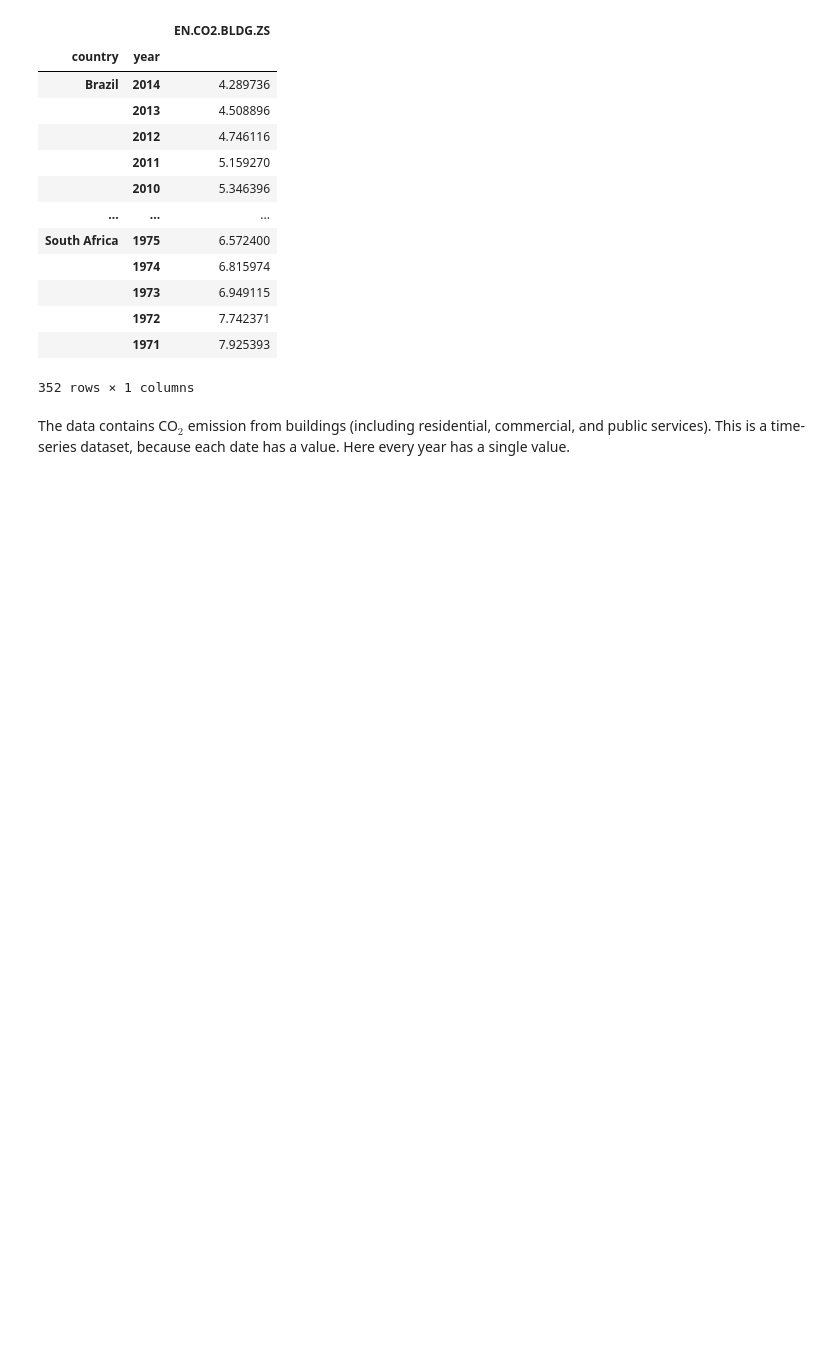
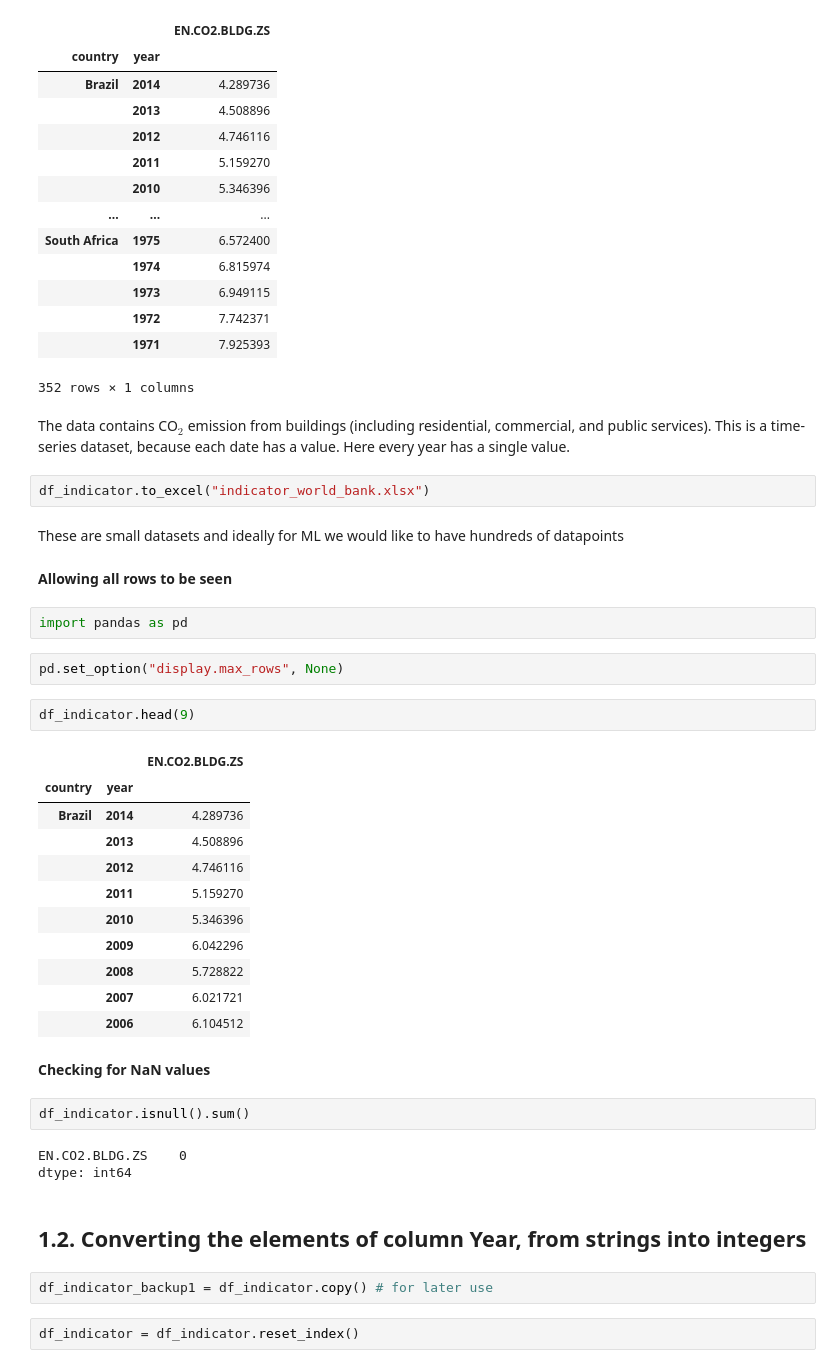
Before and after one commit to sandyherho/time_series_learning, a Jupyter notebook: deepCO2/co2_emission_forecast.ipynb, the cells around one changed output. Saved outputs shown, nothing was run; the diff lists cells and outputs as text; blank space fills up the shorter version.

```diff
--- a/deepCO2/co2_emission_forecast.ipynb
+++ b/deepCO2/co2_emission_forecast.ipynb
@@ -64,3 +64,40 @@ df_indicator
 352 rows × 1 columns
 # %% [markdown]
 The data contains CO$_2$ emission from buildings (including residential, commercial, and public services). This is a time-series dataset, because each date has a value. Here every year has a single value.
+# %%
+df_indicator.to_excel("indicator_world_bank.xlsx")
+# %% [markdown]
+These are small datasets and ideally for ML we would like to have hundreds of datapoints
+# %% [markdown]
+**Allowing all rows to be seen**
+# %%
+import pandas as pd
+# %%
+pd.set_option("display.max_rows", None)
+# %%
+df_indicator.head(9)
+# %% [output]
+|  |  | EN.CO2.BLDG.ZS |
+| country | year |  |
+| Brazil | 2014 | 4.289736 |
+|  | 2013 | 4.508896 |
+|  | 2012 | 4.746116 |
+|  | 2011 | 5.159270 |
+|  | 2010 | 5.346396 |
+|  | 2009 | 6.042296 |
+|  | 2008 | 5.728822 |
+|  | 2007 | 6.021721 |
+|  | 2006 | 6.104512 |
+# %% [markdown]
+**Checking for NaN values**
+# %%
+df_indicator.isnull().sum()
+# %% [output]
+EN.CO2.BLDG.ZS    0
+dtype: int64
+# %% [markdown]
+## 1.2. Converting the elements of column Year, from strings into integers
+# %%
+df_indicator_backup1 = df_indicator.copy() # for later use
+# %%
+df_indicator = df_indicator.reset_index()
```
Also changed, not shown: parts of 35 cells of this notebook, 3 other files.
